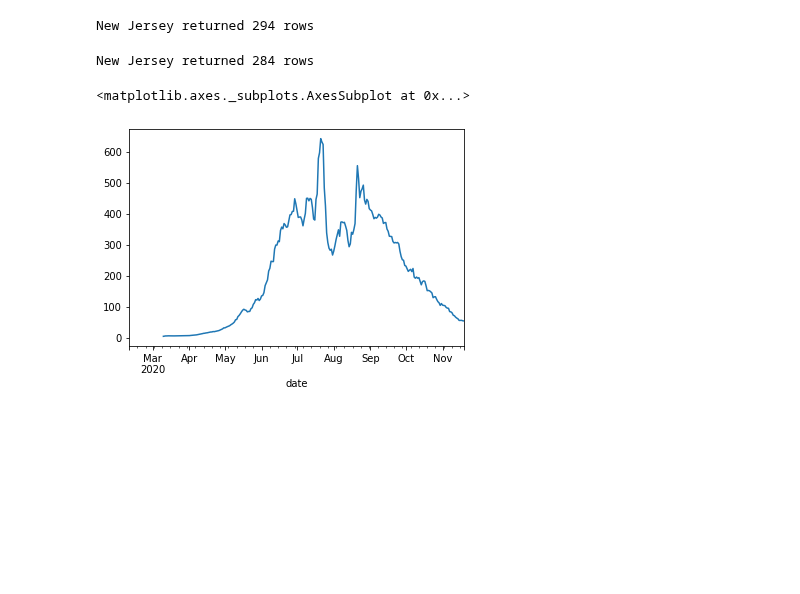
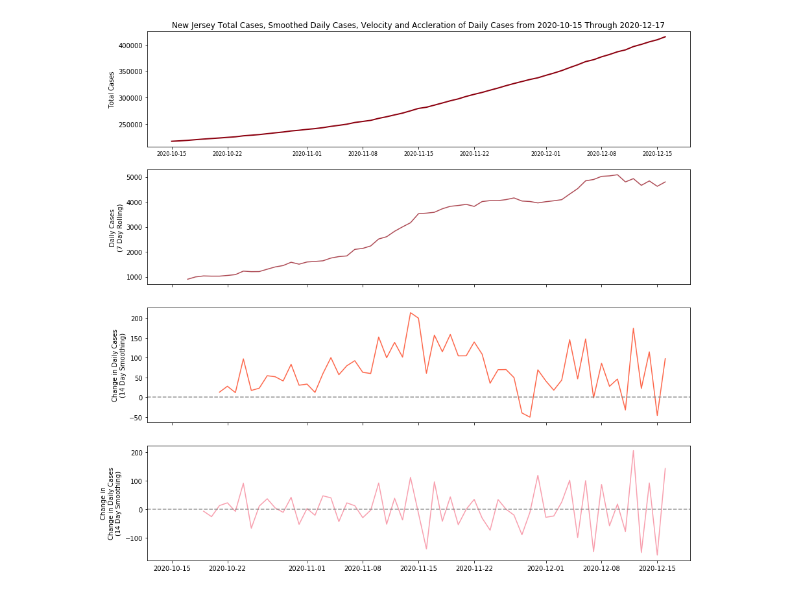
Before and after one commit to kaumaron/NJcomCOVIDData, a Jupyter notebook: NJcomCOVIDExtract-Timeseries.ipynb, the cells around one changed output. Saved outputs shown, nothing was run; the diff lists cells and outputs as text; code cells hidden in the pictures; blank space fills up the shorter version.

```diff
--- a/NJcomCOVIDExtract-Timeseries.ipynb
+++ b/NJcomCOVIDExtract-Timeseries.ipynb
@@ -295,12 +339,9 @@ New Jersey returned 294 rows
 [figure]
-# %%
-daily_w_velocity('New Jersey', get_state_data('New Jersey', states_data), close=False, save=False)
-# %% [output]
-New Jersey returned 294 rows
-# %%
-single = get_state_data(singleton, states_data)
-single['Doubling Time'].plot()
-# %% [output]
-New Jersey returned 284 rows
-<matplotlib.axes._subplots.AxesSubplot at 0x...>
-[figure, removed]
+# %%
+filtered_daily_w_velocity(singleton,
+                          get_state_data(singleton, states_data),
+                          cutoff = dt.date(2020, 10, 15),
+                          close=False,
+                          save=True)
+# %% [output]
+[figure, added]
```
Also changed, not shown: parts of 7 cells of this notebook.
